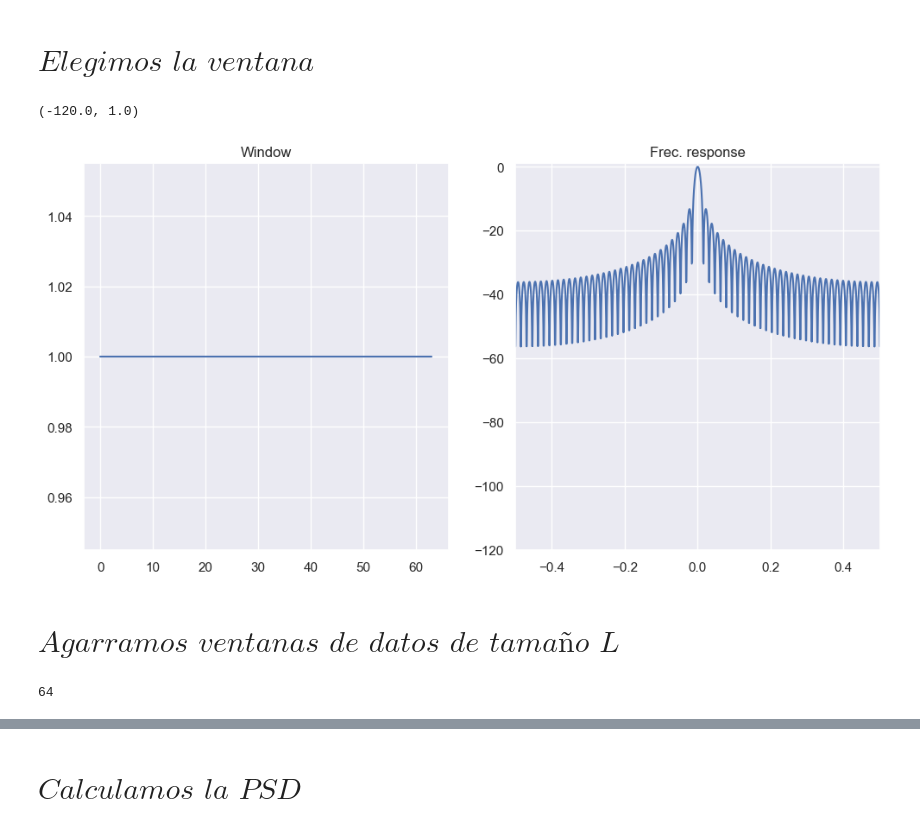
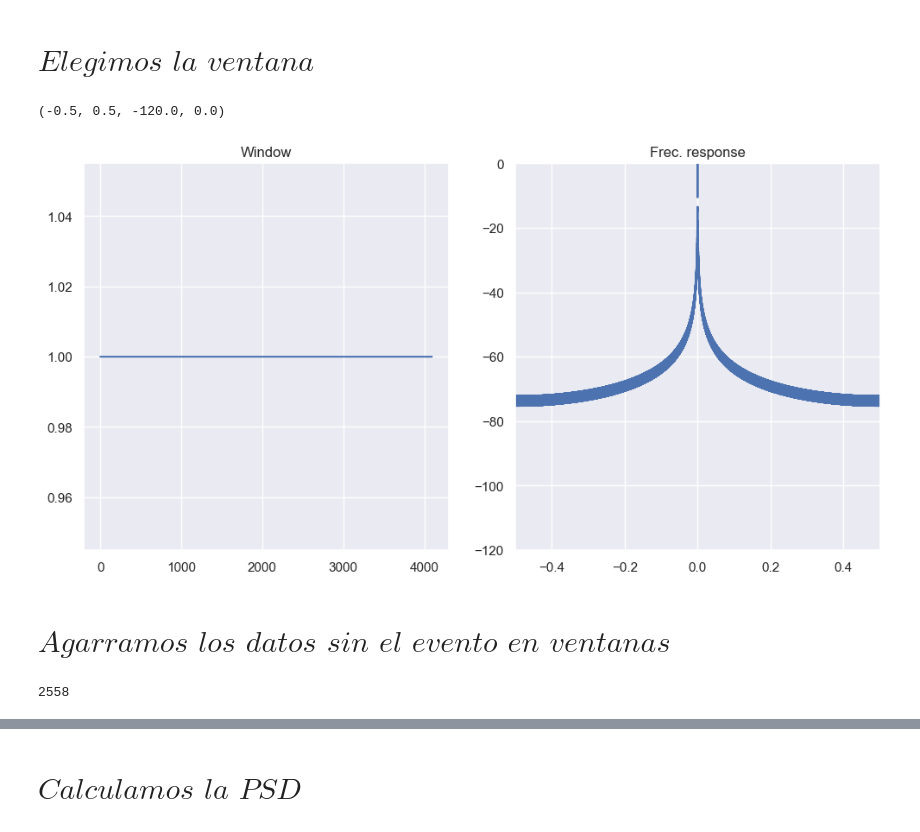
Before and after one commit to GonzaLinares/PASA_TP1, a Jupyter notebook: main.ipynb, the cells around one changed output, grey strips where cells are left out. Drawn from its saved outputs; the diff is of its cells as text; code cells hidden in the pictures.

```diff
--- a/main.ipynb
+++ b/main.ipynb
@@ -59,8 +59,8 @@ from numpy.fft import fftshift
 # %%
-N = 64
+N = 4096
 n = np.linspace(0,N-1,N)
 
-SquareW = [1]*N #Square window
+SquareW = np.full(N, 1) #Square window
 TriangW = N/2 - np.abs(n-(N-1)/2) #Triangular window
 HanW = 0.5 - 0.5 * np.cos((2*np.pi*n)/(N-1)) #Hanning window
 HamW = 0.54 - 0.46 * np.cos((2*np.pi*n)/(N-1)) #Hamming window
@@ -70,25 +70,25 @@ currWindow = SquareW #Choose window
 # %%
 fig, axs = plt.subplots(1, 2)
 fig.tight_layout(pad=0)
 fig.set_figwidth(10)
 
-A = fft(currWindow, 2048) / (N/2.0)
-mag = np.abs(fftshift(A))
+A = fft(currWindow, N*4) / (N/2.0) #Por que es necesario el padding N*8?
 freq = np.linspace(-0.5, 0.5, len(A))
 response = 20 * np.log10(np.abs(fftshift(A / abs(A).max())))
+
 
 axs[0].set_title("Window")
 axs[0].plot(currWindow)
 
 axs[1].set_title("Frec. response")
 axs[1].plot(freq, response)
-axs[1].set_xlim([-0.5, 0.5])
-axs[1].set_ylim([-120, 1])
+axs[1].axis([-0.5, 0.5, -120, 0])
+#axs[1].set_yscale('log')
 # %% [output]
-(-120.0, 1.0)
+(-0.5, 0.5, -120.0, 0.0)
-[figure, old version]
+[figure, new version]
-# %% [markdown]
-# $\textit{Agarramos ventanas de datos de tamaño L}$
+# %% [markdown]
+# $\textit{Agarramos los datos sin el evento en ventanas}$
 # %%
 after = np.max(indxt_around)
 before = np.min(indxt_around)
@@ -110,9 +110,9 @@ noiseL1After = getChunckForward(strain_L1_after_noise)
 noiseH1Before = getChunckDownward(strain_H1_before_noise)
 noiseL1Before = getChunckDownward(strain_L1_before_noise)
 # %%
-len(noiseH1After[0])
+len(noiseH1After)
 # %% [output]
-64
+2558
 # %%
 len(noiseH1Before[len(noiseH1Before)-1])
 # %% [output]
```
Also changed, not shown: parts of 10 cells of this notebook.
